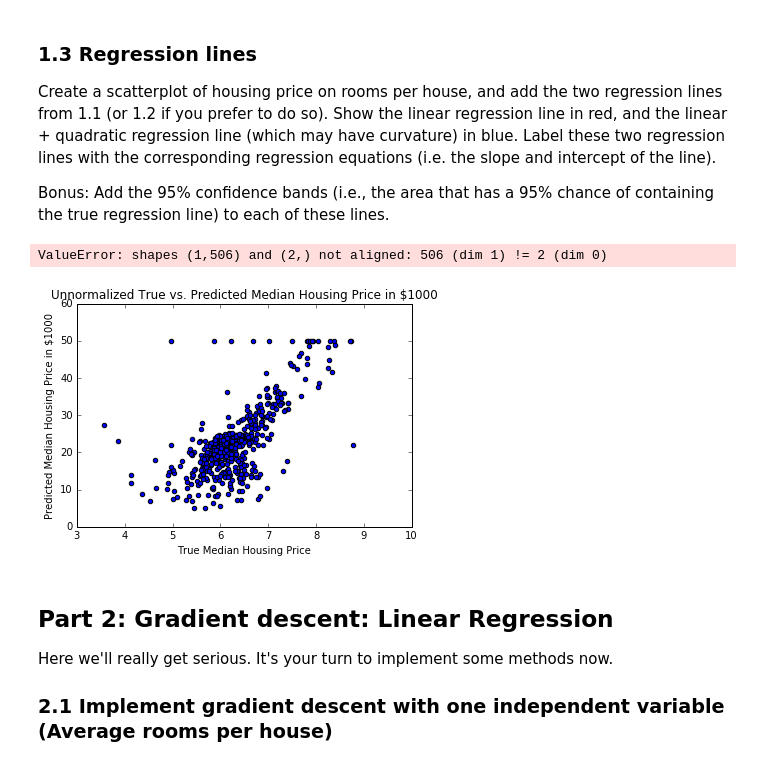
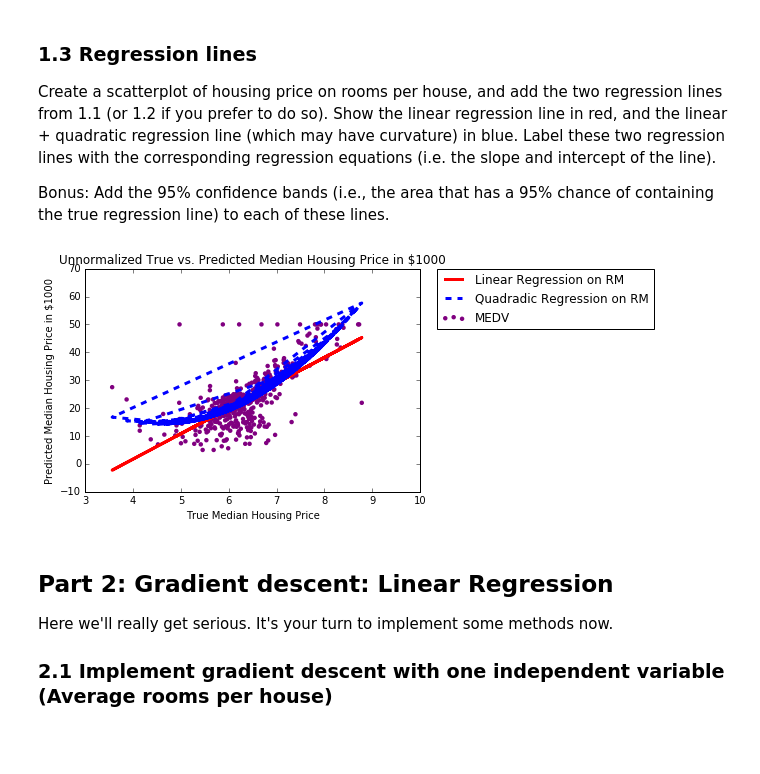
Before and after one commit to Karvi95/371, a Jupyter notebook: KRISHNAMOORTHY_ARVINDRAM-PS4.ipynb, the cells around one changed output. Saved outputs shown, nothing was run; the diff lists cells and outputs as text; code cells hidden in the pictures.

```diff
--- a/KRISHNAMOORTHY_ARVINDRAM-PS4.ipynb
+++ b/KRISHNAMOORTHY_ARVINDRAM-PS4.ipynb
@@ -64,20 +64,25 @@ boston = pd.DataFrame(bdata.data)
 boston.columns = bdata.feature_names
 boston['MEDV'] = bdata.target
 
-slope, intercept, r_value, p_value, std_err = sp.stats.linregress(boston['RM'].values, boston['MEDV'])
+linReg = lm.LinearRegression()
+
+x1 = boston['RM'].values.reshape(-1,1)
+y1 = boston['MEDV'].values.reshape(-1,1)
+solutionOne = linReg.fit(x1,y1)
+firstSlope, firstIntercept, r_value, p_value, std_err = sp.stats.linregress(boston['RM'].values, boston['MEDV'])
 print(sp.stats.linregress(boston['RM'].values, boston['MEDV']))
 print()
 
 secondSet = [boston["RM"], boston["RM"] * boston["RM"]]
 linReg = lm.LinearRegression()
-x = np.array(secondSet).T
+x2 = np.array(secondSet).T
 y = np.array(boston["MEDV"]).T
-solution = linReg.fit(x,y)
-betas = solution.coef_
-intercept = solution.intercept_
+solutionTwo = linReg.fit(x2,y)
+betas = solutionTwo.coef_
+secondIntercept = solutionTwo.intercept_
 
 print(betas)
-print(intercept)
+print(secondIntercept)
 # %% [output]
 LinregressResult(slope=9.102108981180308, intercept=-34.670620776438554, rvalue=0.69535994707153936, pvalue=2.4872288710078101e-74, stderr=0.41902656012134021)
 
@@ -131,18 +136,21 @@ Bonus: Add the 95% confidence bands (i.e.,  the area that has a 95% chance of co
 # %%
 # code
 p, ax = plt.subplots()
-plt.scatter(X,Y)
+plt.scatter(X,Y, color='purple', edgecolor = "none")
 plt.title("Unnormalized True vs. Predicted Median Housing Price in $1000")
 plt.ylabel("Predicted Median Housing Price in $1000")
 plt.xlabel("True Median Housing Price")
 
-plt.plot(X, linReg.predict(X),color = 'r', linestyle = 'dashed', linewidth = 2)
-plt.plot(X, linReg.predict(secondSet),color = 'blue', linestyle = 'dashed', linewidth = 2)
-plt.scatter(X, Y, color = 'g', edgecolor = "none",)
+
+redLine = solutionOne.predict(x1)
+blueLine = solutionTwo.predict(x2)
+
+plt.plot(X, redLine, color='r', linewidth= 3, label="Linear Regression on RM")
+plt.plot(X, blueLine, color='b', linewidth= 3, linestyle='dashed', label="Quadradic Regression on RM")
+plt.legend(bbox_to_anchor=(1.05, 1), loc=2, borderaxespad=0.)
 plt.show()
 # %% [output]
-ValueError: shapes (1,506) and (2,) not aligned: 506 (dim 1) != 2 (dim 0)
-[figure, old version]
+[figure, new version]
 # %% [markdown]
 ## Part 2: Gradient descent: Linear Regression
 
```
Also changed, not shown: parts of 6 cells of this notebook.
